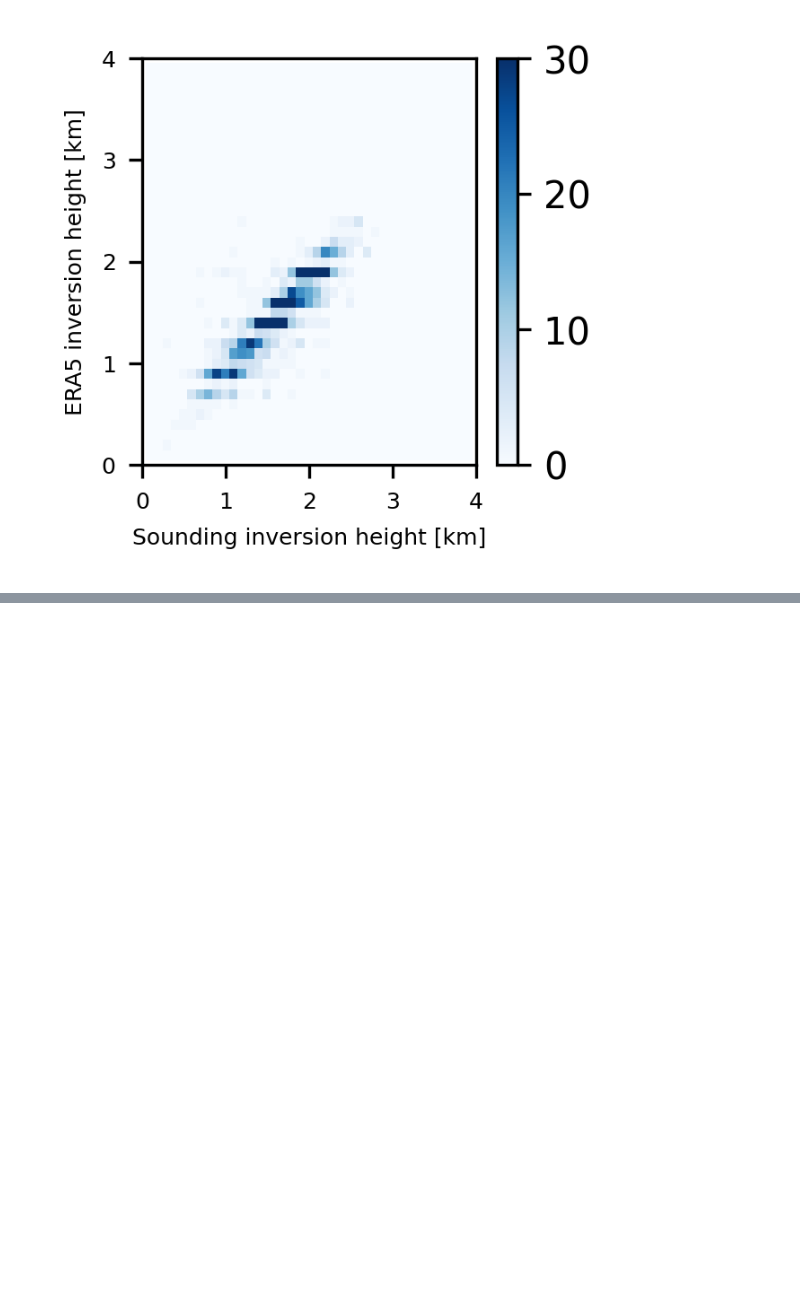
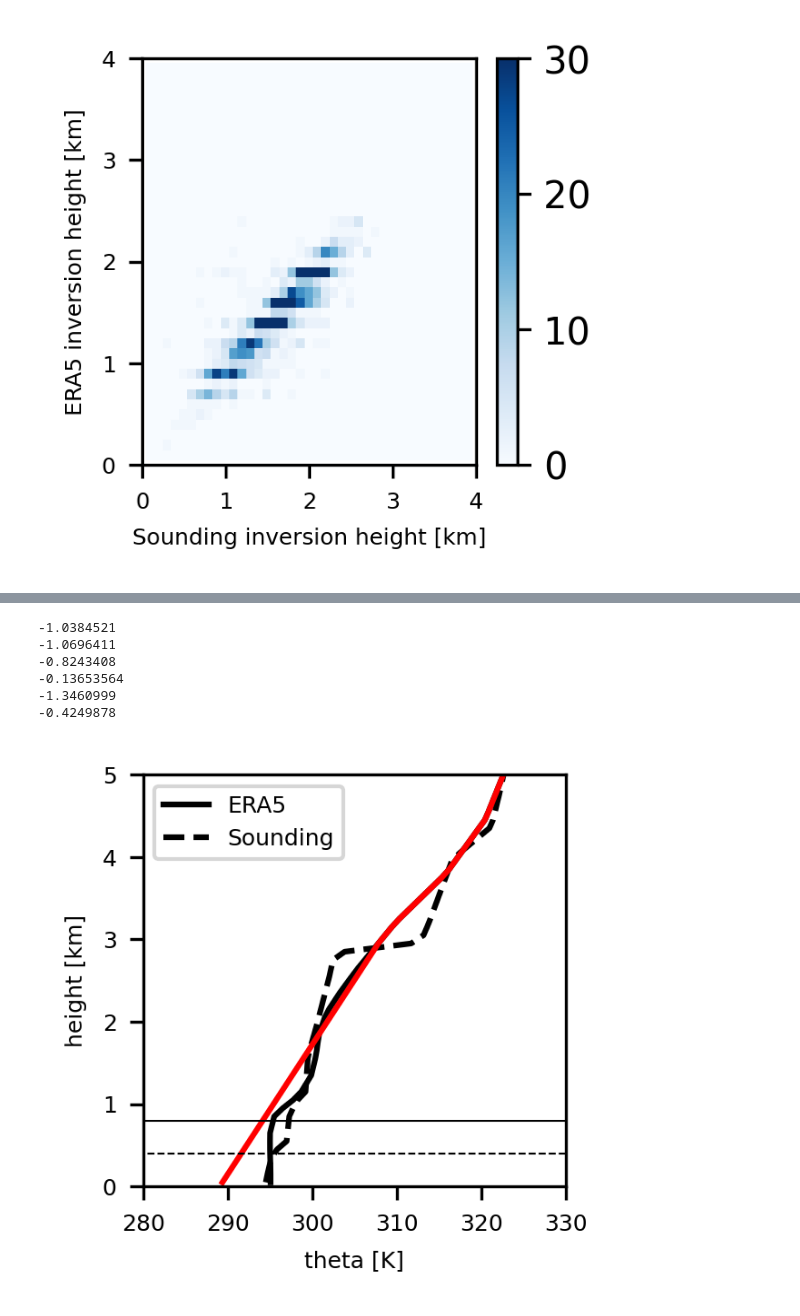
Before and after one commit to HuangJin-De/Machine-Learning-in-Atmospheric-Thermodynamics, a Jupyter notebook: hw04-1/hw04-1.ipynb, the cells around one changed output, grey strips where cells are left out. Cells and saved outputs as stored; diff of their text form; code cells hidden in the pictures; blank space fills up the shorter version.

```diff
--- a/hw04-1/hw04-1.ipynb
+++ b/hw04-1/hw04-1.ipynb
@@ -233,0 +256,32 @@ ax.tick_params(labelsize=6)
+# %%
+a=0
+inv_era=[]
+inv_snd=[]
+for n in range(0,inver_era.shape[0]):
+  if inver_era[n]>0 and inver_snd[n]>0:
+    inv=interp_era[n,inver_era[n]]-data[n,0,0,inver_era[n]]
+    inv_era.append(inv)
+    #inv=interp_snd[n,inver_snd[n]]-data[n,1,0,inver_snd[n]]
+    #inv_snd.append(inv)
+
+    if a<=5 and inv<=0:
+      print(inv)
+      fig,ax=plt.subplots(nrows=1,ncols=1,figsize=(2,2),dpi=300)
+      ax.plot(data[n,0,0,0:99],z,'k-',data[n,1,0,0:99],z,'k--',interp_era[n,0:99],z,'r-')
+      ax.plot([0.,600.],[0.1*inver_era[n],0.1*inver_era[n]],'k-',[0.,600.],[0.1*inver_snd[n],0.1*inver_snd[n]],'k--',lw=0.5)
+      ax.set_ylim([0,5])
+      ax.set_xlim([280,330])
+      ax.set_xticks(np.arange(280,331,10))
+      ax.set_xlabel('theta [K]',fontsize=6)
+      ax.tick_params(labelsize=6)
+      ax.legend(['ERA5','Sounding'],loc=2,fontsize=6)
+      ax.set_ylabel('height [km]',fontsize=6)
+      a=a+1
+# %% [output]
+-1.0384521
+-1.0696411
+-0.8243408
+-0.13653564
+-1.3460999
+-0.4249878
+[figure, added]
```
Also changed, not shown: parts of 6 cells of this notebook.
